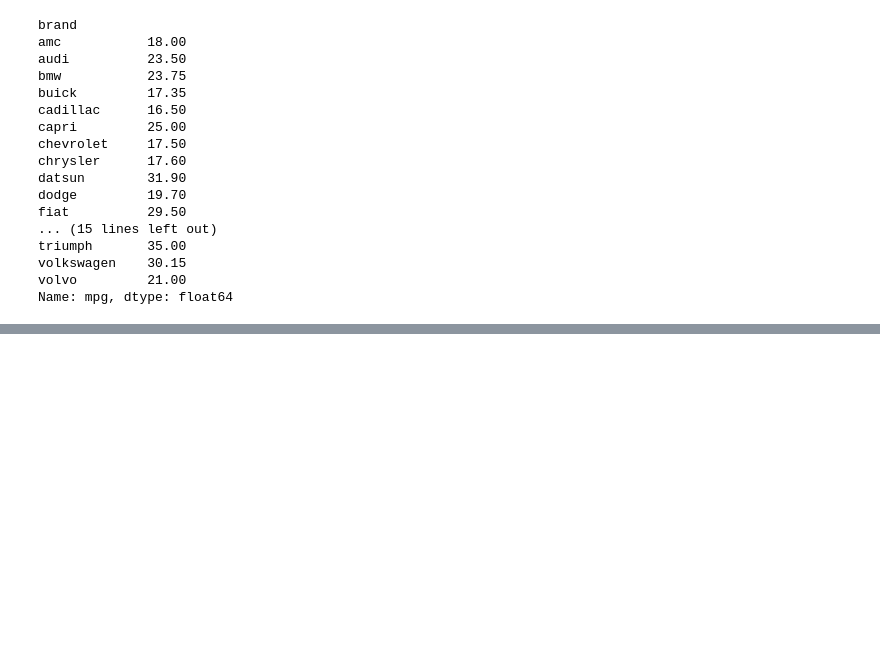
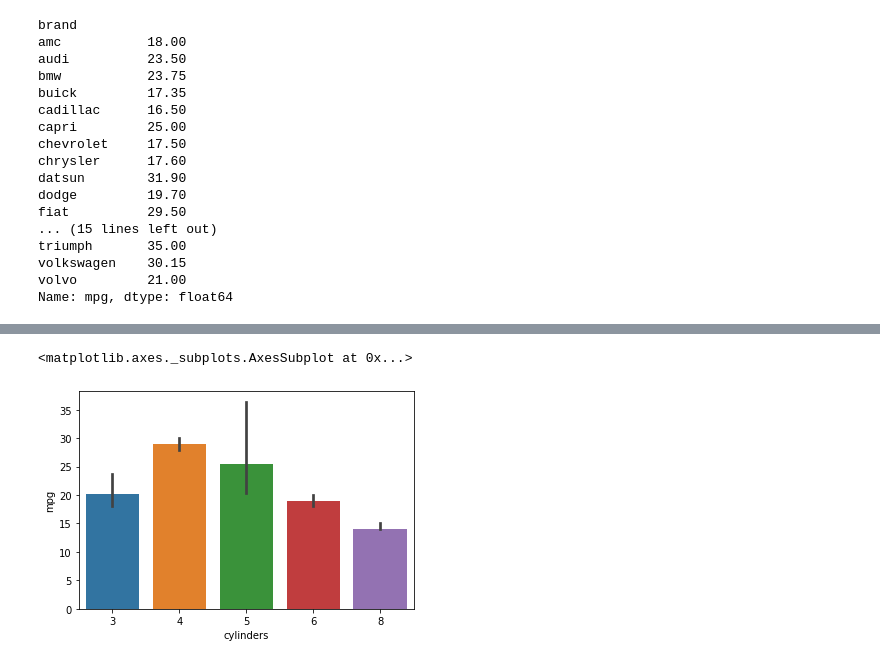
Before and after one commit to JeremyCurmi/ds-mpg, a Jupyter notebook: v1_model.ipynb, the cells around one changed output, grey strips where cells are left out. Drawn from its saved outputs; the diff is of its cells as text; code cells hidden in the pictures; blank space fills up the shorter version.

```diff
--- a/v1_model.ipynb
+++ b/v1_model.ipynb
@@ -158,7 +157,8 @@ brand_dict = {
     "maxda":"mazda",
     "mercedes-benz":"mercedes",
     "vokswagen":"volkswagen",
-    "vw":"volkswagen"
+    "vw":"volkswagen",
+    "toyouta":"toyota"
 }
 # %%
 train["brand"]= train["brand"].map(brand_dict).fillna(train['brand'])
@@ -211,6 +212,8 @@ country_dict = {
     "triumph":"uk",
     "volkswagen":"germany",
     "volvo":"sweden",
-    "mercury":"egypt"
+    "mercury":"egypt",
+    "nissan":"japan"
 }
 train["country"]= train["brand"].map(country_dict)
+test["country"]= test["brand"].map(country_dict)
@@ -221,0 +220,3 @@ train[train["country"].isnull()]
+# %%
+train = train.dropna(axis=0)
+train
@@ -221,0 +237,5 @@ train[train["country"].isnull()]
+# %%
+sns.barplot(data = train, y = "mpg", x = "cylinders", estimator = np.median)
+# %% [output]
+<matplotlib.axes._subplots.AxesSubplot at 0x...>
+[figure, added]
```
Also changed, not shown: parts of 35 cells of this notebook, 1 other file.
